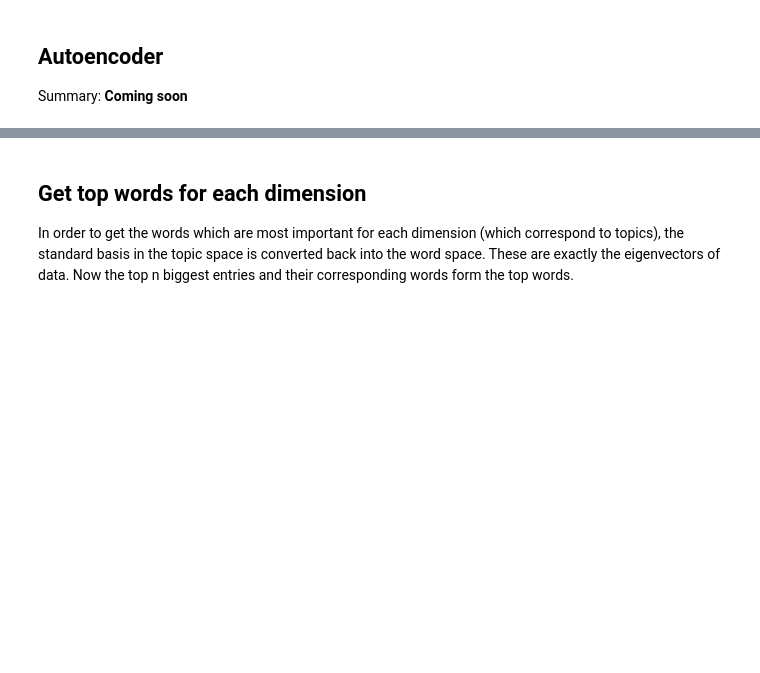
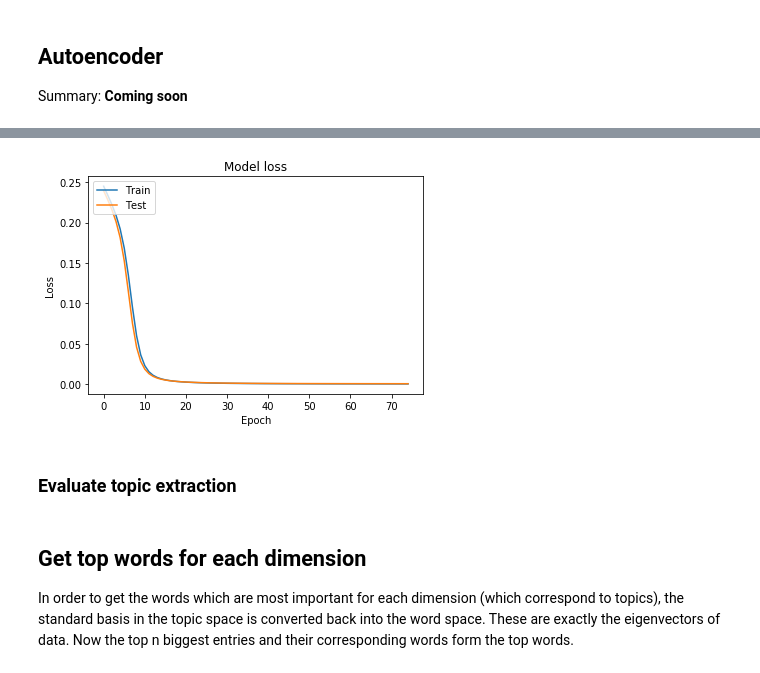
Before and after one commit to FUB-HCC/IKON-backend, a Jupyter notebook: src/topicextraction/nlp/nlp_pipeline.ipynb, the cells around one changed output, grey strips where cells are left out. Drawn from its saved outputs; the diff is of its cells as text; code cells hidden in the pictures; blank space fills up the shorter version.

```diff
--- a/src/topicextraction/nlp/nlp_pipeline.ipynb
+++ b/src/topicextraction/nlp/nlp_pipeline.ipynb
@@ -150,7 +154,7 @@ class DataLoader(object):
 traindata = %time DataLoader('''SELECT FIRST(project_abstract), FIRST(id), FIRST(title) \
                                 FROM projects WHERE project_abstract NOT LIKE '%Keine Zusammenfassung%' \
                                 GROUP BY project_abstract \
-                                LIMIT 1000;''')
+                                LIMIT 10000;''')
 mfndata = DataLoader('''SELECT abstract, id, title \
                         FROM project_view \
                         WHERE institution_id = 13232 AND abstract NOT LIKE '%Zusammenfassung%';''')
@@ -225,0 +282,9 @@ def Autoencoder(tfs,num_topics=40):
+# %%
+input_train = normalize(doc2vec_model.docvecs.vectors_docs, axis=0, norm='l1')
+input_test = normalize(docs_vectorized_doc2vec, axis=0, norm='l1')
+history = autoencoder.fit(input_train, input_train,
+                epochs=75,
+                batch_size=256,
+                shuffle=True,
+                validation_data=(input_test, input_test),
+                verbose=1)
@@ -226,3 +312,16 @@ def Autoencoder(tfs,num_topics=40):
+# %%
+# Plot training & validation loss values
+plt.plot(history.history['loss'])
+plt.plot(history.history['val_loss'])
+plt.title('Model loss')
+plt.ylabel('Loss')
+plt.xlabel('Epoch')
+plt.legend(['Train', 'Test'], loc='upper left')
+plt.show()
+# %% [output]
+[figure, added]
+# %% [markdown]
+### Evaluate topic extraction
 # %% [markdown]
 ## Get top words for each dimension
 In order to get the words which are most important for each dimension (which correspond to topics), the standard basis in the topic space is converted back into the word space. These are exactly the eigenvectors of data. Now the top n biggest entries and their corresponding words form the top words.
```
Also changed, not shown: parts of 10 cells of this notebook, 5 other files.
